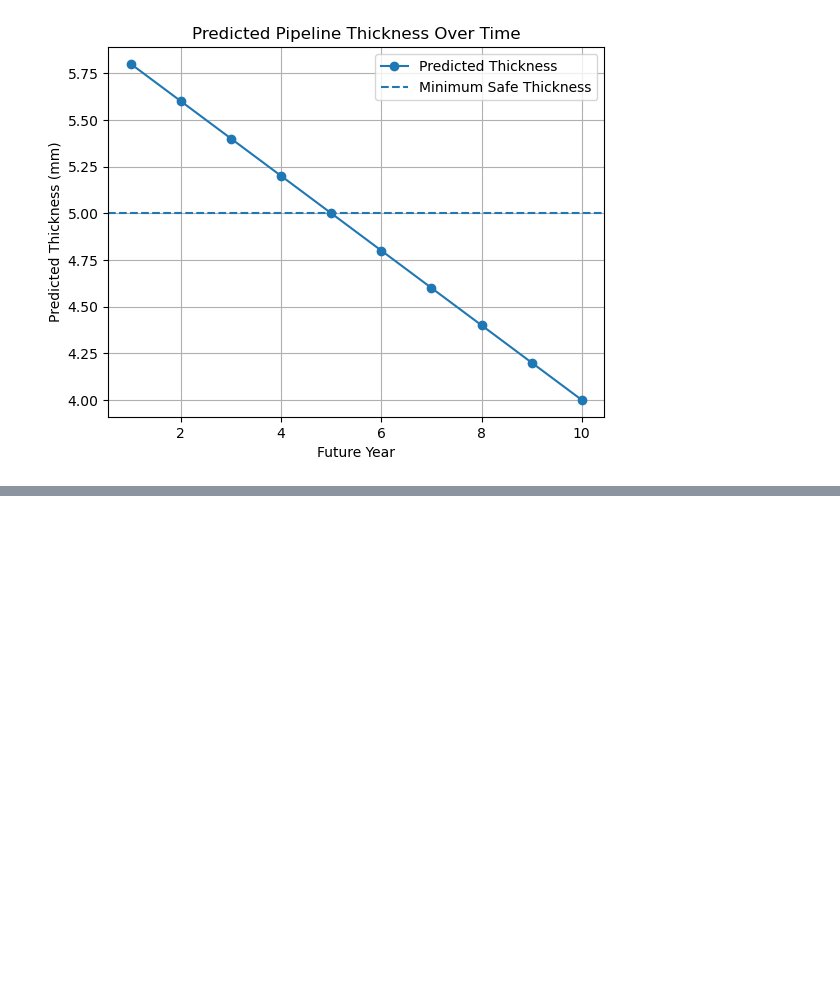
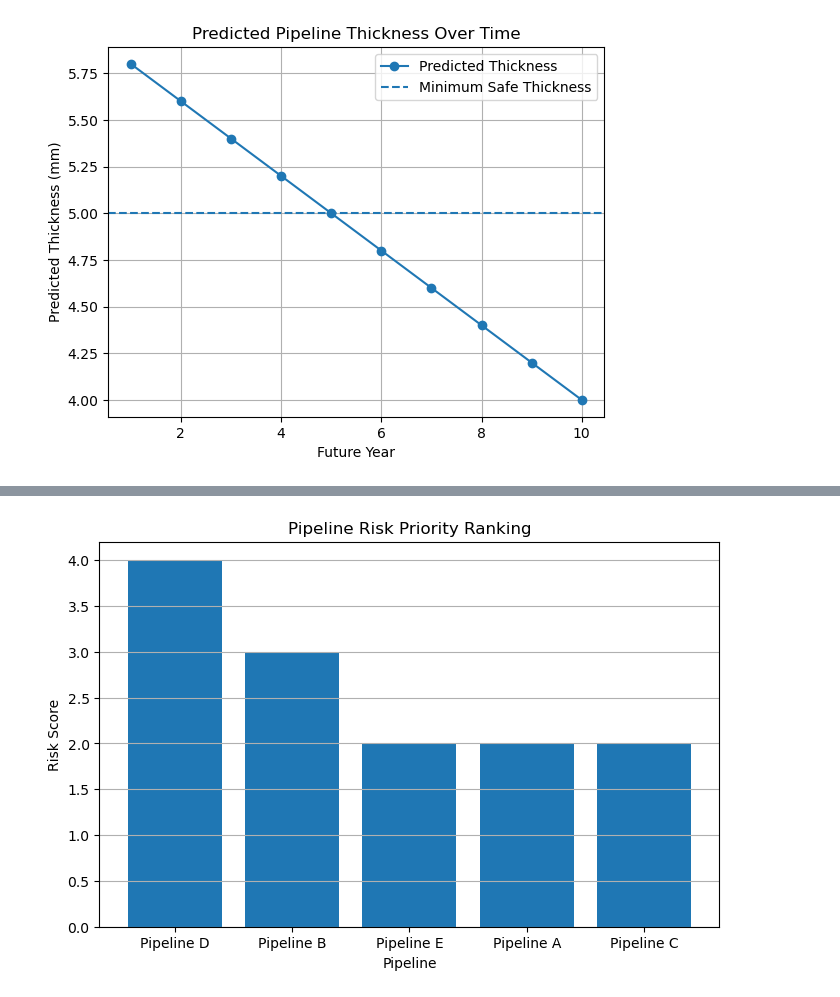
Before and after one commit to mashiwalissah7-cloud/Pipeline-Corrosion-Prediction, a Jupyter notebook: Pipeline_Corrosion_Prediction.ipynb, the cells around one changed output, grey strips where cells are left out. Cells and saved outputs as stored; diff of their text form; code cells hidden in the pictures; blank space fills up the shorter version.

Commit message:
Update Pipeline_Corrosion_Prediction.ipynb
Completed pipeline corrosion assessment project

```diff
--- a/Pipeline_Corrosion_Prediction.ipynb
+++ b/Pipeline_Corrosion_Prediction.ipynb
@@ -495,0 +618,15 @@ plt.show()
+# %%
+# Section 24: Final Priority Table
+
+final_priority_table = ranked_pipelines[
+    [
+        "Pipeline Name",
+        "Remaining Thickness (mm)",
+        "Remaining Useful Life (years)",
+        "Risk Level",
+        "Maintenance Recommendation",
+        "Risk Score"
+    ]
+].copy()
+
+final_priority_table
@@ -495,0 +640,14 @@ plt.show()
+# %%
+# Section 25: Service Status
+
+def service_status(rul):
+    if rul < 0:
+        return "Already below safe limit"
+    elif rul == 0:
+        return "At minimum safe limit"
+    else:
+        return "Service life remaining"
+
+final_priority_table["Service Status"] = final_priority_table["Remaining Useful Life (years)"].apply(service_status)
+
+final_priority_table
@@ -495,0 +693,15 @@ plt.show()
+# %%
+# Section 27: Risk Priority Visualization
+
+plt.figure(figsize=(8, 5))
+
+plt.bar(final_priority_table["Pipeline Name"], final_priority_table["Risk Score"])
+
+plt.title("Pipeline Risk Priority Ranking")
+plt.xlabel("Pipeline")
+plt.ylabel("Risk Score")
+
+plt.grid(axis="y")
+plt.show()
+# %% [output]
+[figure, added]
```
Also changed, not shown: parts of 15 cells of this notebook.
